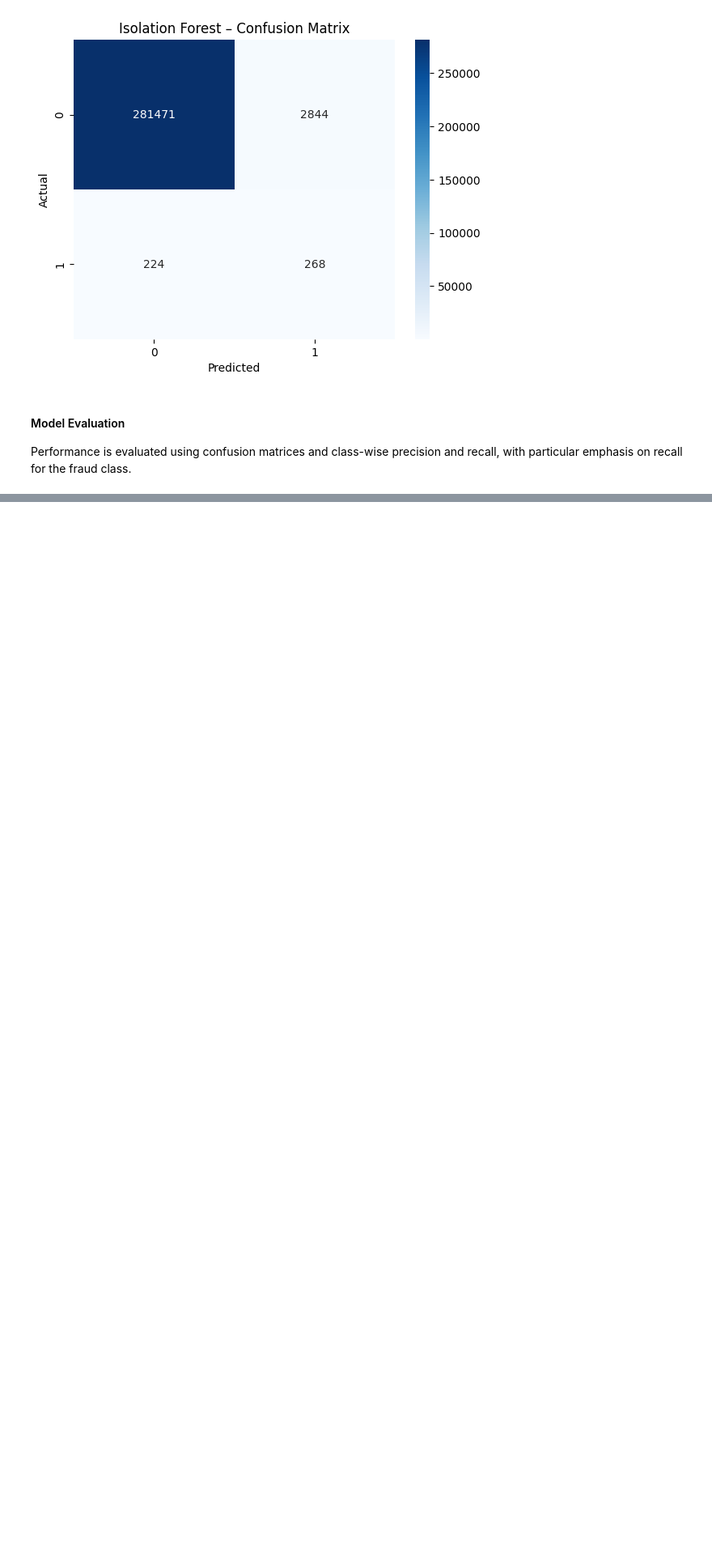
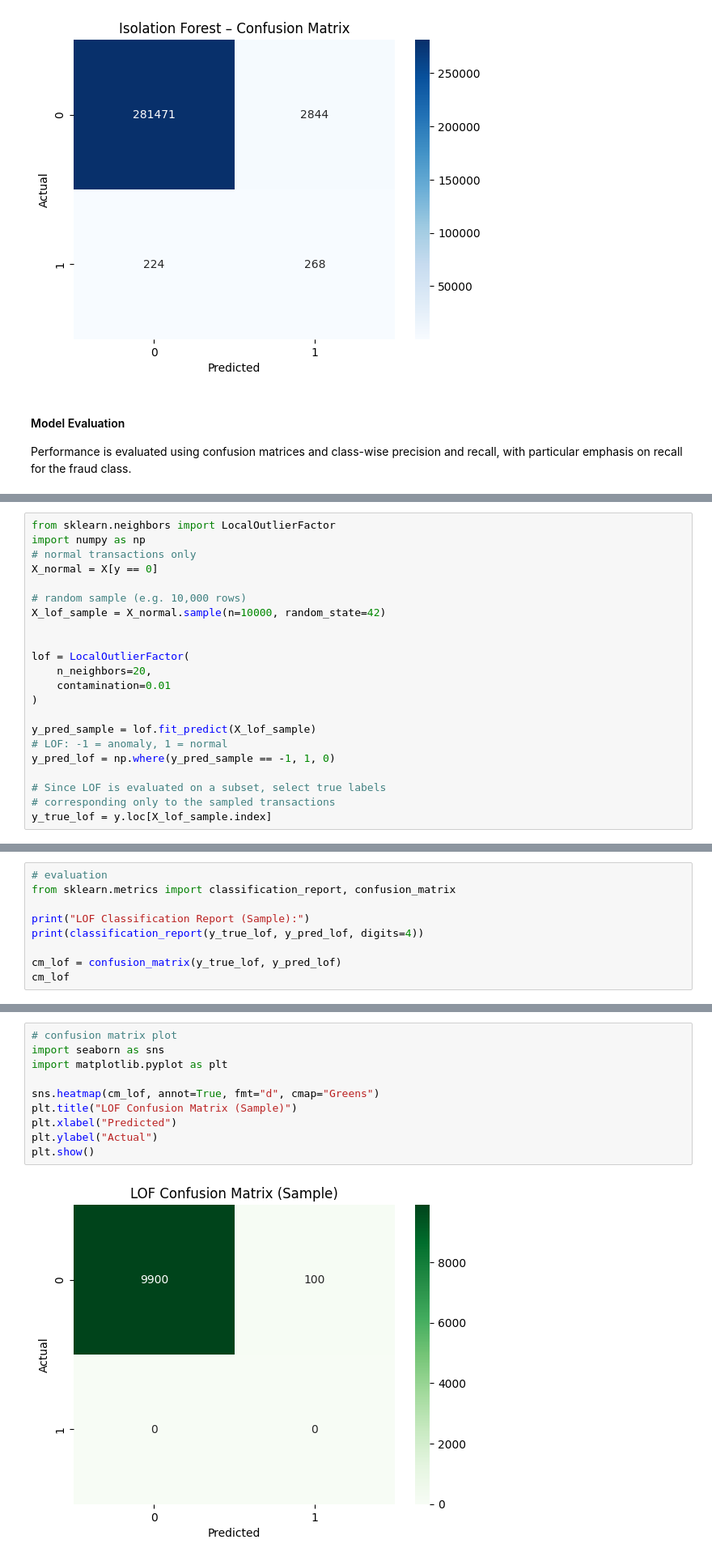
Before and after one commit to CodeInTheHorizon/credit_card_fraud_detection_clean, a Jupyter notebook: notebooks/01_EDA_and_scaling.ipynb, the cells around one changed output, grey strips where cells are left out. Shown at 81% size. Cells and saved outputs as stored; diff of their text form; blank space fills up the shorter version.

Commit message:
Complete Week 3: LOF analysis, tuning, and performance evaluation

```diff
--- a/notebooks/01_EDA_and_scaling.ipynb
+++ b/notebooks/01_EDA_and_scaling.ipynb
@@ -236,0 +257,22 @@ Performance is evaluated using confusion matrices and class-wise precision and r
+# %%
+from sklearn.neighbors import LocalOutlierFactor
+import numpy as np
+# normal transactions only
+X_normal = X[y == 0]
+
+# random sample (e.g. 10,000 rows)
+X_lof_sample = X_normal.sample(n=10000, random_state=42)
+
+
+lof = LocalOutlierFactor(
+    n_neighbors=20,
+    contamination=0.01
+)
+
+y_pred_sample = lof.fit_predict(X_lof_sample)
+# LOF: -1 = anomaly, 1 = normal
+y_pred_lof = np.where(y_pred_sample == -1, 1, 0)
+
+# Since LOF is evaluated on a subset, select true labels
+# corresponding only to the sampled transactions
+y_true_lof = y.loc[X_lof_sample.index]
@@ -236,0 +286,9 @@ Performance is evaluated using confusion matrices and class-wise precision and r
+# %%
+# evaluation
+from sklearn.metrics import classification_report, confusion_matrix
+
+print("LOF Classification Report (Sample):")
+print(classification_report(y_true_lof, y_pred_lof, digits=4))
+
+cm_lof = confusion_matrix(y_true_lof, y_pred_lof)
+cm_lof
@@ -236,0 +320,12 @@ Performance is evaluated using confusion matrices and class-wise precision and r
+# %%
+# confusion matrix plot
+import seaborn as sns
+import matplotlib.pyplot as plt
+
+sns.heatmap(cm_lof, annot=True, fmt="d", cmap="Greens")
+plt.title("LOF Confusion Matrix (Sample)")
+plt.xlabel("Predicted")
+plt.ylabel("Actual")
+plt.show()
+# %% [output]
+[figure, added]
```
Also changed, not shown: parts of 15 cells of this notebook, 1 other file.
